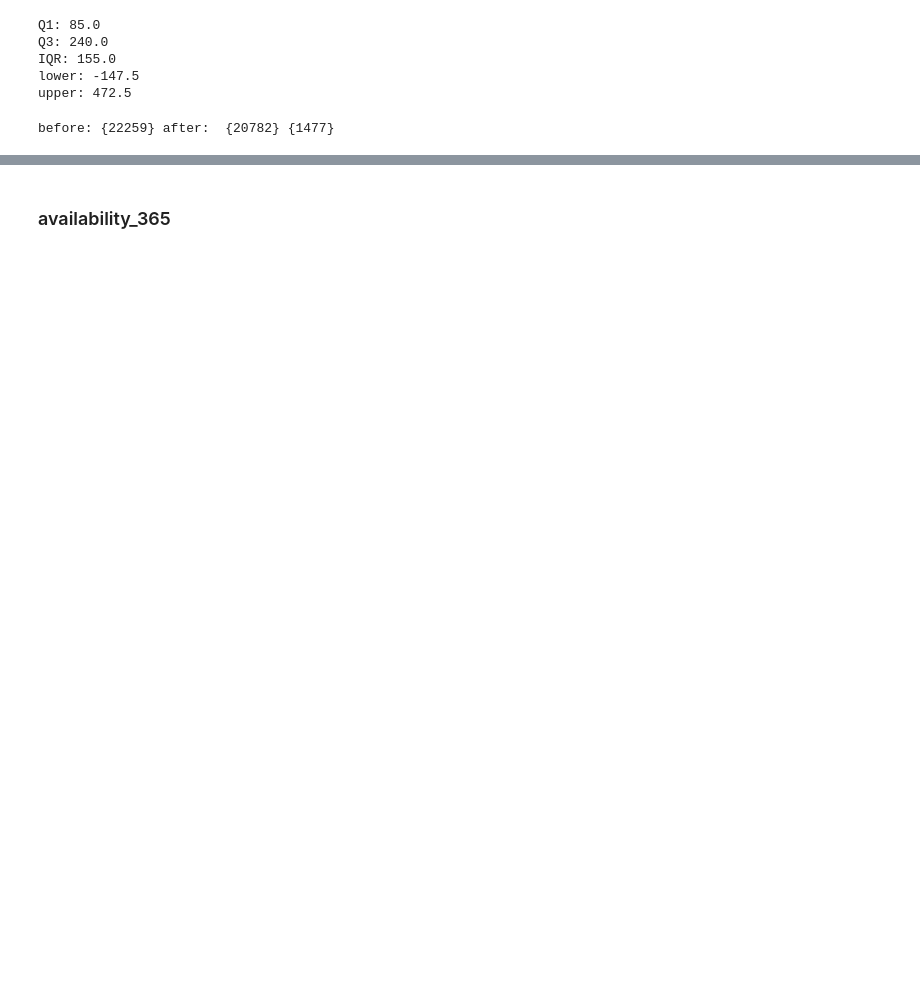
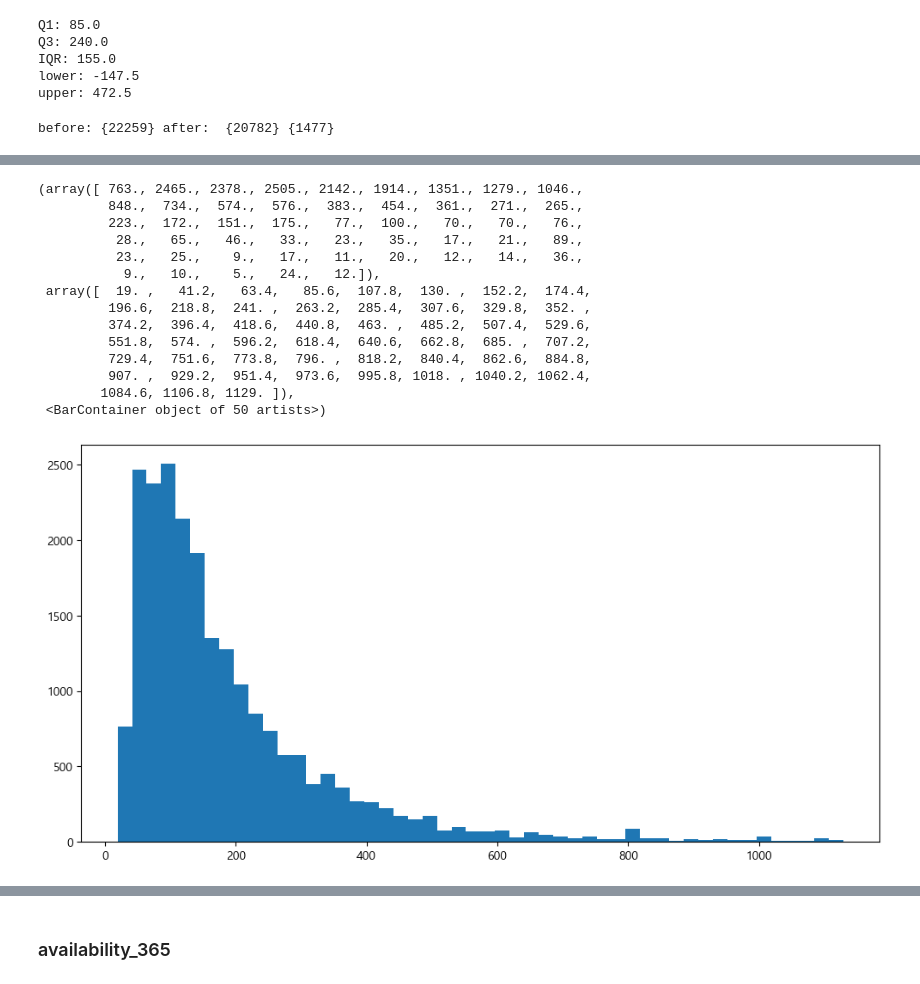
Before and after one commit to KyungminChang/data-analysis-project-BBB, a Jupyter notebook: 01_preprocessiong.ipynb, the cells around one changed output, grey strips where cells are left out. Cells and saved outputs as stored; diff of their text form; code cells hidden in the pictures; blank space fills up the shorter version.

```diff
--- a/01_preprocessiong.ipynb
+++ b/01_preprocessiong.ipynb
@@ -1251,0 +1263,25 @@ df_ch
+# %%
+#로그 씌워서 작업해보기 - 경민님 코드
+df_ch['log_price'] = np.log1p(df_ch['price'])
+
+q1_log = np.percentile(df_ch['log_price'], 25)
+q3_log = np.percentile(df_ch['log_price'], 75)
+iqr_log = q3_log - q1_log
+
+lower_log = q1_log - 1.5 * iqr_log
+upper_log = q3_log + 1.5 * iqr_log
+
+log_outliers = df_ch.loc[(df_ch['log_price'] > upper_log) | (df_ch['log_price'] < lower_log)]
+print(f"로그 변환 후 이상치 개수: {len(log_outliers)}")
+
+# 상한선보다 큰 값만 조회
+df_processed_log = df_ch.loc[df_ch['log_price'] > upper_log].copy()
+print(f"상한선보다 큰 값만: ", df_processed_log['price'].describe())
+
+# 하한선보다 큰 값만 조회
+df_processed_log = df_ch.loc[df_ch['log_price'] < lower_log].copy()
+print(f"하한선보다 작은 값만: ", df_processed_log['price'].describe())
+
+# 이상치 제거한 데이터프레임
+df_ch_cleaned = df_ch.loc[(df_ch['log_price'].between(lower_log, upper_log))]
+print(f"이상치 제거한 것 : ", df_ch_cleaned['price'].describe())
@@ -1251,0 +1306,18 @@ df_ch
+# %%
+plt.hist(df_ch_cleaned["price"], bins=50)
+# %% [output]
+(array([ 763., 2465., 2378., 2505., 2142., 1914., 1351., 1279., 1046.,
+         848.,  734.,  574.,  576.,  383.,  454.,  361.,  271.,  265.,
+         223.,  172.,  151.,  175.,   77.,  100.,   70.,   70.,   76.,
+          28.,   65.,   46.,   33.,   23.,   35.,   17.,   21.,   89.,
+          23.,   25.,    9.,   17.,   11.,   20.,   12.,   14.,   36.,
+           9.,   10.,    5.,   24.,   12.]),
+ array([  19. ,   41.2,   63.4,   85.6,  107.8,  130. ,  152.2,  174.4,
+         196.6,  218.8,  241. ,  263.2,  285.4,  307.6,  329.8,  352. ,
+         374.2,  396.4,  418.6,  440.8,  463. ,  485.2,  507.4,  529.6,
+         551.8,  574. ,  596.2,  618.4,  640.6,  662.8,  685. ,  707.2,
+         729.4,  751.6,  773.8,  796. ,  818.2,  840.4,  862.6,  884.8,
+         907. ,  929.2,  951.4,  973.6,  995.8, 1018. , 1040.2, 1062.4,
+        1084.6, 1106.8, 1129. ]),
+ <BarContainer object of 50 artists>)
+[figure, added]
```
Also changed, not shown: parts of 15 cells of this notebook.
